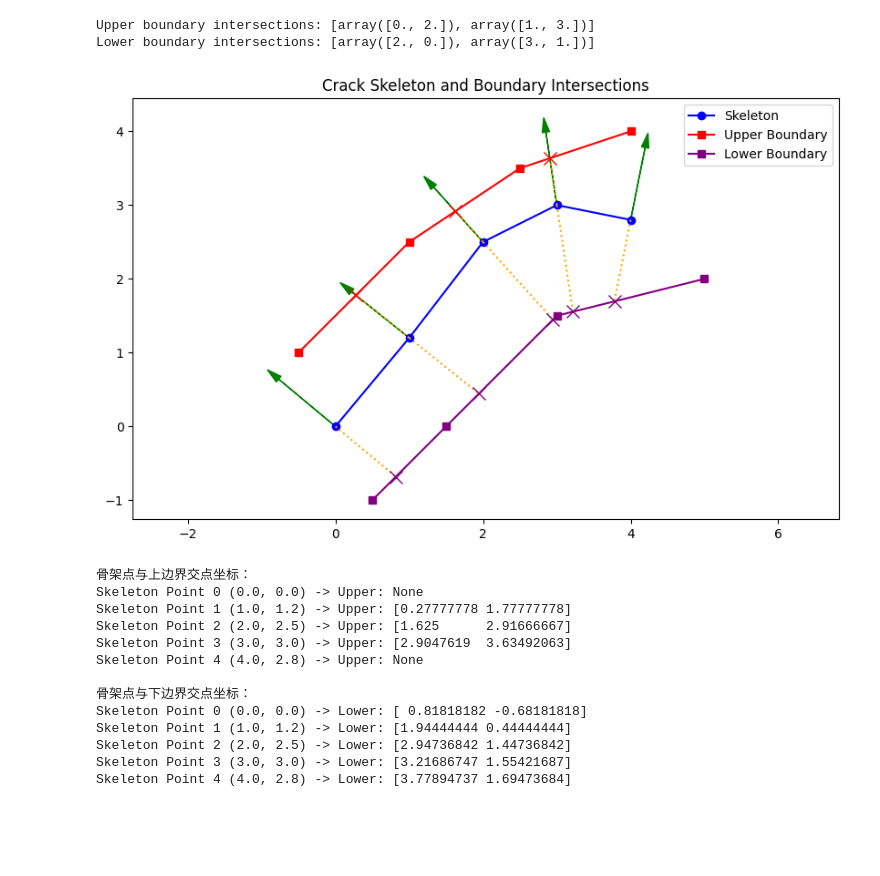
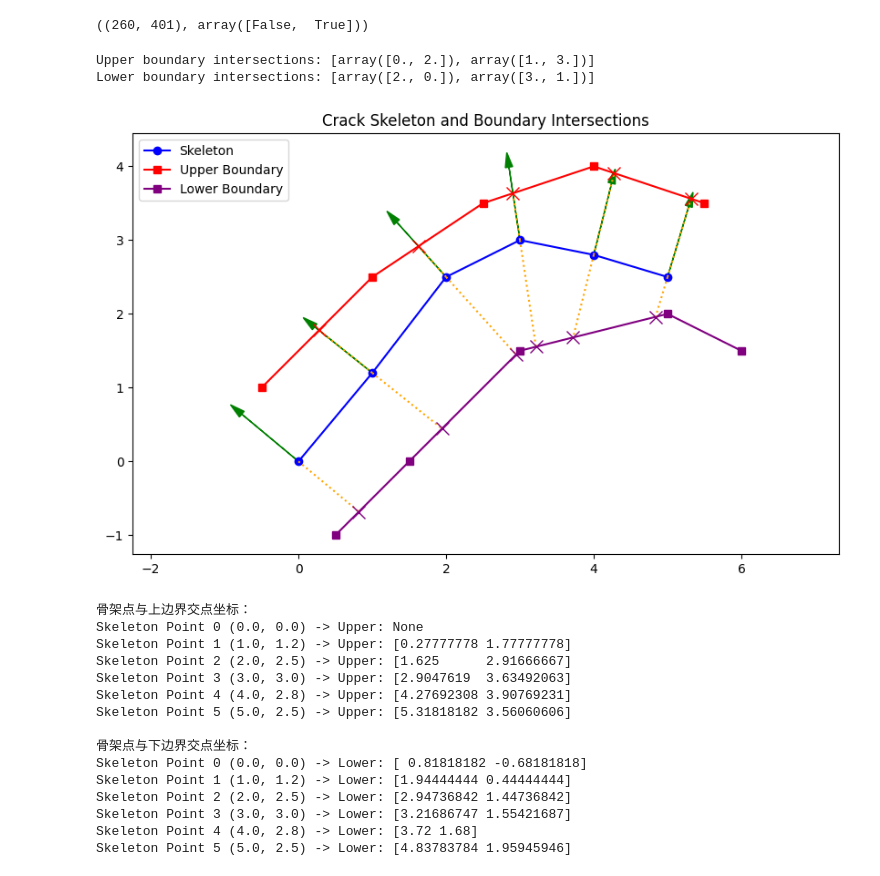
Before and after one commit to konglingxue123/2d-gaussian-splatting, a Jupyter notebook: tools/提取裂缝骨架-法向-宽度交点.ipynb, the cells around one changed output. Drawn from its saved outputs; the diff is of its cells as text; code cells hidden in the pictures; blank space fills up the shorter version.

```diff
--- a/tools/提取裂缝骨架-法向-宽度交点.ipynb
+++ b/tools/提取裂缝骨架-法向-宽度交点.ipynb
@@ -254,7 +254,7 @@ pos = np.array([200, 100]).reshape(1,-1) # input (x,y) where need to calculate c
 posn = estimate_normal_for_pos(pos,centers,3)
 print(pos.shape, centers.shape, posn.shape, posn)
 
-interps, widths2 = get_crack_ctrlpts(pos,posn,bpoints,hband=1.5,vband=2)
+interps, widths2 = get_crack_ctrlpts(pos,posn,bpoints,hband=5,vband=5)
 
 
 sx = pos[0,0] - 20
@@ -661,3 +1855,8 @@ interps.shape, widths.shape (416, 4) (416, 3)
+# %%
+skeleton_pixel_demo = np.zeros((iw,ih,3),dtype=np.uint8)
+skeleton.shape, np.unique(skeleton)
+# %% [output]
+((260, 401), array([False,  True]))
 # %%
 import numpy as np
 
@@ -795,7 +1994,8 @@ skeleton_points = np.array([
     [1.0, 1.2],
     [2.0, 2.5],
     [3.0, 3.0],
-    [4.0, 2.8]
+    [4.0, 2.8],
+    [5.0, 2.5],
 ])
 
 # 上边界线（折线段）
@@ -803,7 +2003,8 @@ upper_boundary = np.array([
     [-0.5, 1.0],
     [1.0, 2.5],
     [2.5, 3.5],
-    [4.0, 4.0]
+    [4.0, 4.0],
+    [5.5, 3.5],
 ])
 
 # 下边界线（折线段）
@@ -811,7 +2012,8 @@ lower_boundary = np.array([
     [0.5, -1.0],
     [1.5, 0.0],
     [3.0, 1.5],
-    [5.0, 2.0]
+    [5.0, 2.0],
+    [6.0, 1.5]
 ])
 
 # -------------------------- 计算法线 --------------------------
@@ -870,44 +2072,46 @@ for point, normal in zip(skeleton_points, normals):
     plt.arrow(point[0], point[1], normal[0], normal[1],
               head_width=0.1, head_length=0.2, fc='green', ec='green')
 
 # 绘制上下边界线
 plt.plot(upper_boundary[:,0], upper_boundary[:,1], 's-', color='red', label='Upper Boundary')
 plt.plot(lower_boundary[:,0], lower_boundary[:,1], 's-', color='purple', label='Lower Boundary')
 
 # 绘制交点
 for up, low, sk in zip(upper_intersects, lower_intersects, skeleton_points):
     if up is not None:
         plt.plot([sk[0], up[0]], [sk[1], up[1]], ':', color='orange')
         plt.plot(up[0], up[1], 'x', color='red', markersize=10)
     if low is not None:
         plt.plot([sk[0], low[0]], [sk[1], low[1]], ':', color='orange')
         plt.plot(low[0], low[1], 'x', color='purple', markersize=10)
 
 plt.axis('equal')
 plt.legend()
 plt.title("Crack Skeleton and Boundary Intersections")
 plt.show()
 
 # ------------------------ 结果输出 ------------------------
 print("骨架点与上边界交点坐标：")
 for i, (sk, pt) in enumerate(zip(skeleton_points, upper_intersects)):
     print(f"Skeleton Point {i} ({sk[0]:.1f}, {sk[1]:.1f}) -> Upper: {pt}")
 
 print("\n骨架点与下边界交点坐标：")
 for i, (sk, pt) in enumerate(zip(skeleton_points, lower_intersects)):
     print(f"Skeleton Point {i} ({sk[0]:.1f}, {sk[1]:.1f}) -> Lower: {pt}")
 # %% [output]
-[figure, old version]
+[figure, new version]
 骨架点与上边界交点坐标：
 Skeleton Point 0 (0.0, 0.0) -> Upper: None
 Skeleton Point 1 (1.0, 1.2) -> Upper: [0.27777778 1.77777778]
 Skeleton Point 2 (2.0, 2.5) -> Upper: [1.625      2.91666667]
 Skeleton Point 3 (3.0, 3.0) -> Upper: [2.9047619  3.63492063]
-Skeleton Point 4 (4.0, 2.8) -> Upper: None
+Skeleton Point 4 (4.0, 2.8) -> Upper: [4.27692308 3.90769231]
+Skeleton Point 5 (5.0, 2.5) -> Upper: [5.31818182 3.56060606]
 
 骨架点与下边界交点坐标：
 Skeleton Point 0 (0.0, 0.0) -> Lower: [ 0.81818182 -0.68181818]
 Skeleton Point 1 (1.0, 1.2) -> Lower: [1.94444444 0.44444444]
 Skeleton Point 2 (2.0, 2.5) -> Lower: [2.94736842 1.44736842]
 Skeleton Point 3 (3.0, 3.0) -> Lower: [3.21686747 1.55421687]
-Skeleton Point 4 (4.0, 2.8) -> Lower: [3.77894737 1.69473684]
+Skeleton Point 4 (4.0, 2.8) -> Lower: [3.72 1.68]
+Skeleton Point 5 (5.0, 2.5) -> Lower: [4.83783784 1.95945946]
```
Also changed, not shown: parts of 6 cells of this notebook, 1 other file.
